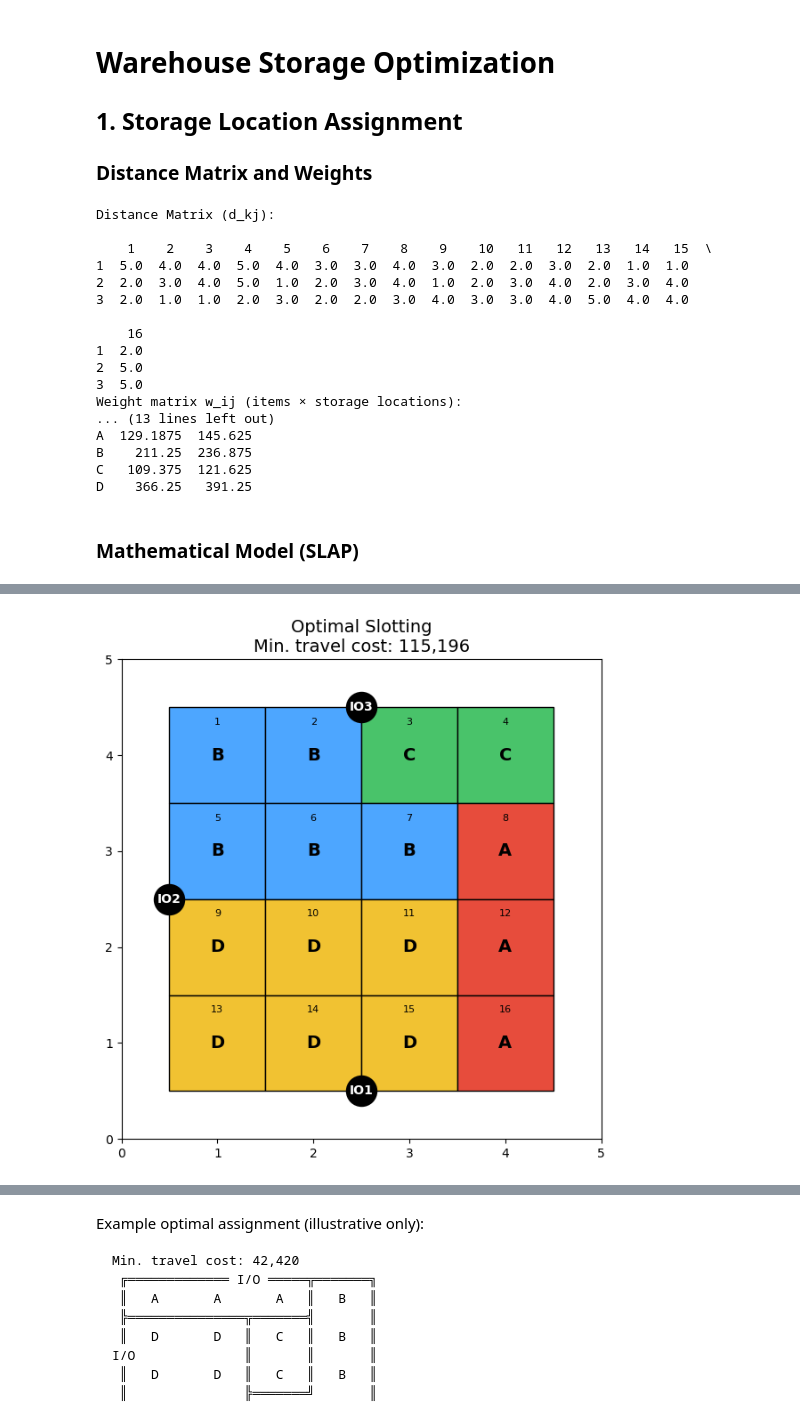
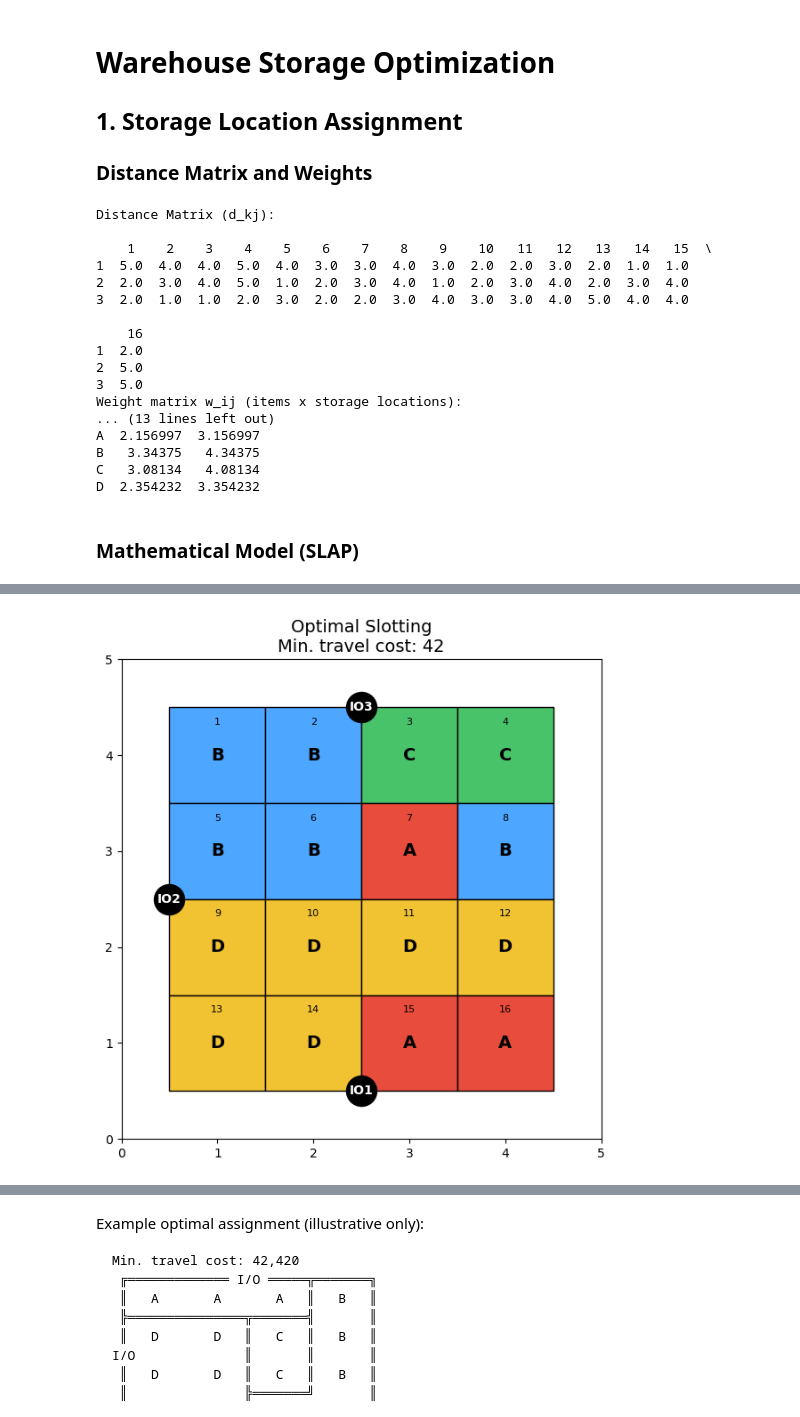
Before and after one commit to FrankMesselink/AS2---Warehousing, a Jupyter notebook: wh-as_storage-optimization_answer-template.ipynb, the cells around one changed output, grey strips where cells are left out. Drawn from its saved outputs; the diff is of its cells as text; code cells hidden in the pictures.

Commit message:
Improved DP and MILP with different cost_matrix formulation

```diff
--- a/wh-as_storage-optimization_answer-template.ipynb
+++ b/wh-as_storage-optimization_answer-template.ipynb
@@ -50,20 +50,28 @@ for k, io_coord in io_points.items():
 print("Distance Matrix (d_kj): \n")
 print(distance_matrix)
 
+# Calculate weight matrix w_ij
 items = ["A", "B", "C", "D"]
 weights_matrix = pd.DataFrame(index=items, columns=storage_locations.keys())
 
 for i in items:
+    # denominator S_i
+    S_i = sum(
+        cost_df.loc[i, f"IO Point {k}"] * frequency_df.loc[i, f"IO Point {k}"]
+        for k in io_points.keys()
+    )
+
     for j in storage_locations.keys():
-        total_weight = 0
+        numerator = 0
         for k in io_points.keys():
             f_ik = frequency_df.loc[i, f"IO Point {k}"]
             c_ik = cost_df.loc[i, f"IO Point {k}"]
             d_kj = distance_matrix.loc[k, j]
-            total_weight += f_ik * (c_ik + d_kj)
-        weights_matrix.loc[i, j] = total_weight / total_spaces
+            numerator += c_ik * f_ik * d_kj
 
-print("Weight matrix w_ij (items × storage locations):")
+        weights_matrix.loc[i, j] = numerator / S_i if S_i != 0 else 0
+
+print("Weight matrix w_ij (items x storage locations):")
 print(weights_matrix)
 # %% [output]
 Distance Matrix (d_kj):
@@ -77,33 +85,18 @@ Distance Matrix (d_kj):
 1  2.0
 2  5.0
 3  5.0
-Weight matrix w_ij (items × storage locations):
+Weight matrix w_ij (items x storage locations):
 ... (13 lines left out)
-A  129.1875  145.625
-B    211.25  236.875
-C   109.375  121.625
-D    366.25   391.25
+A  2.156997  3.156997
+B   3.34375   4.34375
+C   3.08134   4.08134
+D  2.354232  3.354232
 # %% [markdown]
 ### Mathematical Model (SLAP)
 # %%
 import pandas as pd
 import matplotlib.pyplot as plt
 from collections import Counter
-
-items = list(storage_spaces.keys())
-weights_matrix = pd.DataFrame(index=items, columns=storage_locations.keys())
-for i in items:
-    for j in storage_locations.keys():
-        total_weight = 0
-        for k in io_points.keys():
-            f_ik = frequency_df.loc[i, f"IO Point {k}"]
-            c_ik = cost_df.loc[i, f"IO Point {k}"]
-            d_kj = distance_matrix.loc[k, j]
-            total_weight += f_ik * (c_ik + d_kj)
-        weights_matrix.loc[i, j] = total_weight / total_spaces
-
-print("Weight matrix w_ij (items x storage locations):")
-print(weights_matrix)
 
 # Grid and centers
 slots = {}
@@ -123,18 +116,19 @@ io_coords = {
 }
 
 # Building cost matrix
-slot_list = list(storage_locations.keys())   # slots 1..16
+slot_list = list(storage_locations.keys())
+cost_matrix = weights_matrix.astype(float)
 
-cost_matrix = pd.DataFrame(index=items, columns=slot_list, dtype=float)
-for i in items:
-    for j in slot_list:
-        total_cost = 0
-        for k in io_points.keys():
-            f_ik = frequency_df.loc[i, f"IO Point {k}"]
-            c_ik = cost_df.loc[i, f"IO Point {k}"]
-            d_kj = distance_matrix.loc[k, j]
-            total_cost += f_ik * c_ik * d_kj
-        cost_matrix.loc[i, j] = total_cost
+#cost_matrix = pd.DataFrame(index=items, columns=slot_list, dtype=float)
+#for i in items:
+    #for j in slot_list:
+        #total_cost = 0
+        #for k in io_points.keys():
+            #f_ik = frequency_df.loc[i, f"IO Point {k}"]
+            #c_ik = cost_df.loc[i, f"IO Point {k}"]
+            #d_kj = distance_matrix.loc[k, j]
+            #total_cost += f_ik * c_ik * d_kj
+        #cost_matrix.loc[i, j] = total_cost
 
 print("Cost matrix (items x storage locations):")
 print(cost_matrix)
@@ -165,9 +159,9 @@ final_state = tuple(Q)
 optimal_cost = dp[final_state]
 
 # Final assignment of items to slots
-assignment = {s: None for s in S}
+assignment = {s: None for s in slot_list}
 cur_state = final_state
-for idx in range(len(S), 0, -1):
+for idx in range(len(slot_list), 0, -1):
     key = (idx, cur_state)
     prev_state, item_assigned, slot_assigned = parent[key]
     assignment[slot_assigned] = item_assigned
@@ -225,5 +219,5 @@ D  393.4375  362.8125  354.6875  363.125   388.125  365.9375  357.8125
 16 : A
-[figure, old version]
+[figure, new version]
 # %%
 import pandas as pd
 import matplotlib.pyplot as plt
```
Also changed, not shown: parts of 2 cells of this notebook.
